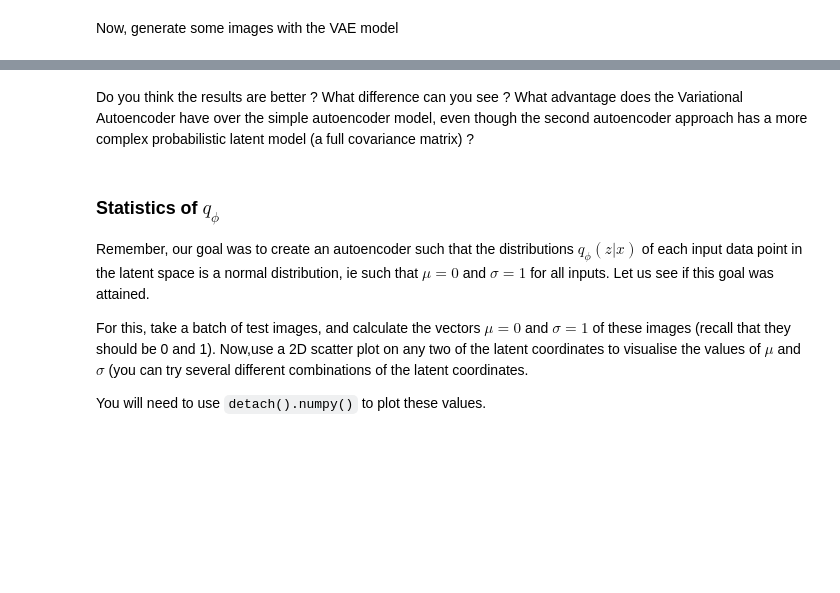
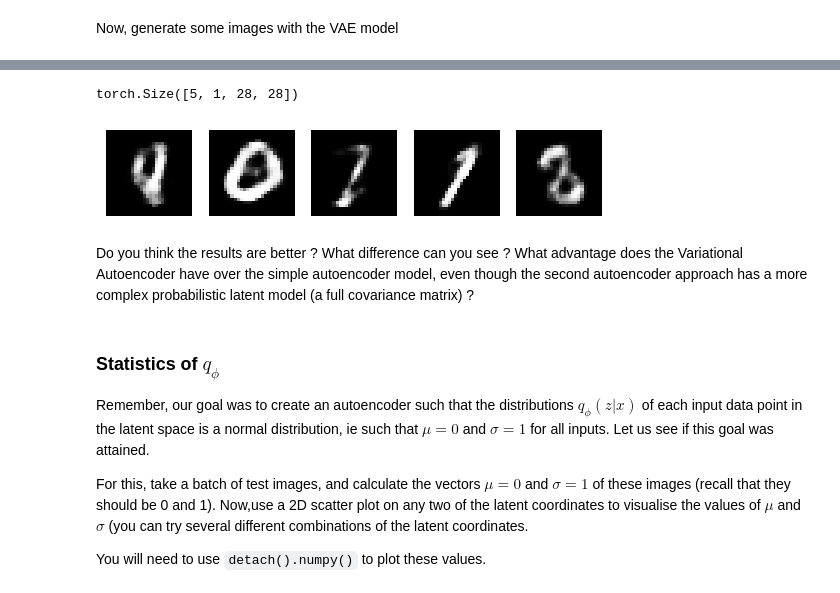
Before and after one commit to balthazarneveu/MVA24-delire, a Jupyter notebook: TP_4/tp_4.ipynb, the cells around one changed output, grey strips where cells are left out. Cells and saved outputs as stored; diff of their text form; code cells hidden in the pictures; blank space fills up the shorter version.

```diff
--- a/TP_4/tp_4.ipynb
+++ b/TP_4/tp_4.ipynb
@@ -604,12 +642,16 @@ Now, generate some images with the VAE model
 # %%
-def generate_images_vae(vae_model,n_images = 5):
 
-  epsilon = ... # FILL IN CODE HERE
-  imgs_generated = ... # FILL IN CODE HERE
-  return(imgs_generated)
-
+def generate_images_vae(vae_model, n_images=5):
+    epsilon = torch.randn(n_images, vae_model.z_dim)
+    imgs_generated = vae_model.decoder(epsilon)
+    imgs_generated = imgs_generated.view(n_images, vae_model.n_channels, vae_model.n_rows, vae_model.n_cols)
+    return imgs_generated
 imgs_generated = generate_images_vae(vae_model,n_images=5)
+print(imgs_generated.shape)
 display_images(imgs_generated)
+# %% [output]
+torch.Size([5, 1, 28, 28])
+[figure, added]
 # %% [markdown]
 Do you think the results are better ? What difference can you see ? What advantage does the Variational Autoencoder have over the simple autoencoder model, even though the second autoencoder approach has a more complex probabilistic latent model (a full covariance matrix) ?
 # %% [markdown]
```
Also changed, not shown: parts of 13 cells of this notebook.
